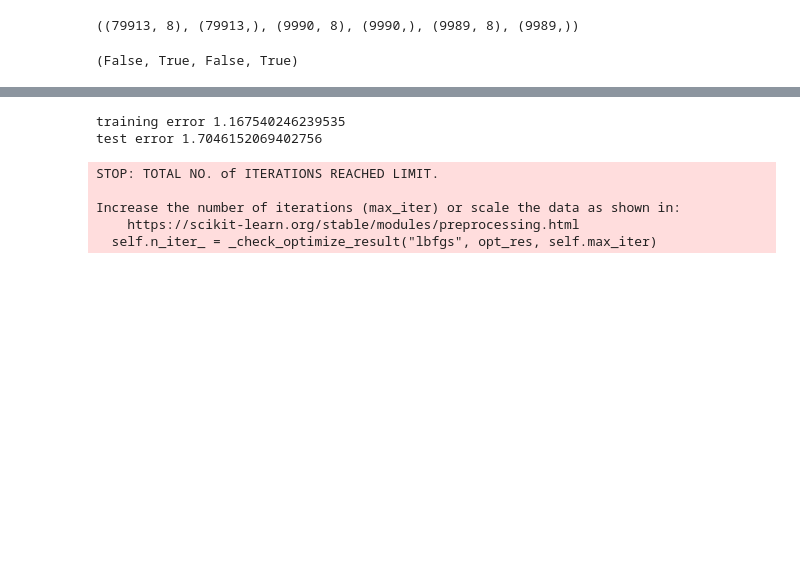
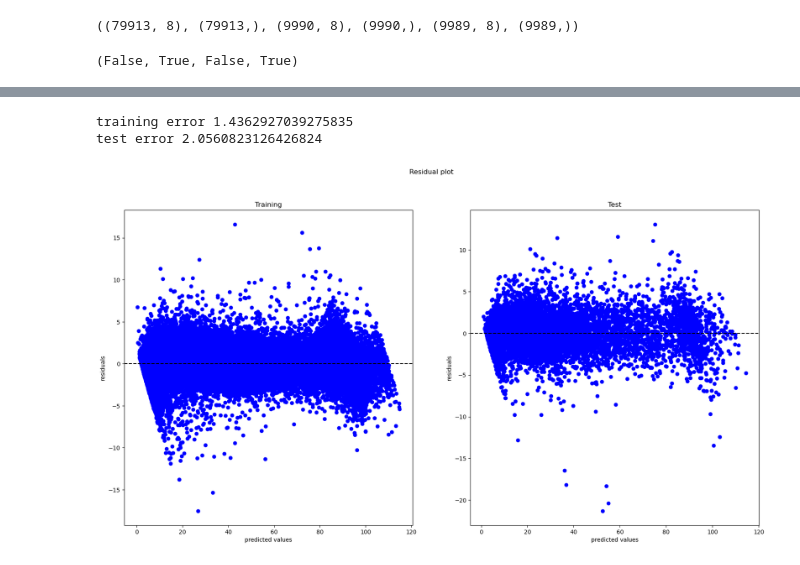
Before and after one commit to DimitrisGkoutzounis/Machine-Learning-Electron-Mass-Prediction, a Jupyter notebook: main.ipynb, the cells around one changed output, grey strips where cells are left out. Saved outputs shown, nothing was run; the diff lists cells and outputs as text; code cells hidden in the pictures; blank space fills up the shorter version.

```diff
--- a/main.ipynb
+++ b/main.ipynb
@@ -349,21 +398,33 @@ test error 4.170918528864298
 # %%
 # MLP Regression
-MLP = MLPRegressor(activation='relu', hidden_layer_sizes=300, max_iter=2500, solver='lbfgs' )
+MLP = MLPRegressor(activation='relu', hidden_layer_sizes=300, max_iter=2000, solver='lbfgs' )
 MLP.fit(X_train_std, y_train)
-y_pred_mlp = MLP.predict(X_train_std)
-rmse_mlp = np.sqrt(mean_squared_error(y_train, y_pred_mlp))
+y_pred_mlp_train = MLP.predict(X_train_std)
+rmse_mlp = np.sqrt(mean_squared_error(y_train, y_pred_mlp_train))
 print("training error", rmse_mlp)
-y_pred_mlp = MLP.predict(X_test_std)
-rmse_mlp = np.sqrt(mean_squared_error(y_test, y_pred_mlp))
+y_pred_mlp_test = MLP.predict(X_test_std)
+rmse_mlp = np.sqrt(mean_squared_error(y_test, y_pred_mlp_test))
 print("test error", rmse_mlp)
 # %% [output]
-training error 1.167540246239535
-test error 1.7046152069402756
+training error 1.4362927039275835
+test error 2.0560823126426824
-STOP: TOTAL NO. of ITERATIONS REACHED LIMIT.
-
-Increase the number of iterations (max_iter) or scale the data as shown in:
-    https://scikit-learn.org/stable/modules/preprocessing.html
-  self.n_iter_ = _check_optimize_result("lbfgs", opt_res, self.max_iter)
+# %%
+# residual plot MLP
+residuals_train = y_train - y_pred_mlp_train
+residuals_test = y_test - y_pred_mlp_test
+fig, axs = plt.subplots(1,2,figsize=(20,10))
+fig.suptitle('Residual plot')
+axs[0].scatter(y_pred_mlp_train, residuals_train, color='blue')
+axs[0].set_title("Training")
+axs[1].scatter(y_pred_mlp_test, residuals_test, color='blue')
+axs[1].set_title("Test")
+for i in range(2):
+    axs[i].axhline(y=0, color='black', linestyle='--')
+    axs[i].set_xlabel('predicted values')
+    axs[i].set_ylabel('residuals')
+plt.show()
+# %% [output]
+[figure, added]
 # %%
 # compare predicted and actual values
 fig, axs = plt.subplots(1,2,figsize=(20,10))
```
Also changed, not shown: parts of 17 cells of this notebook.
